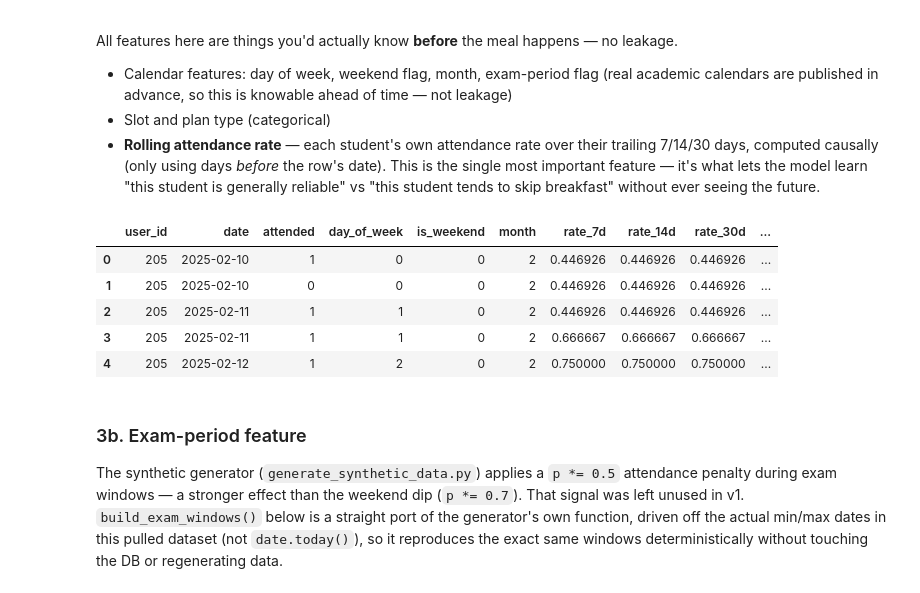
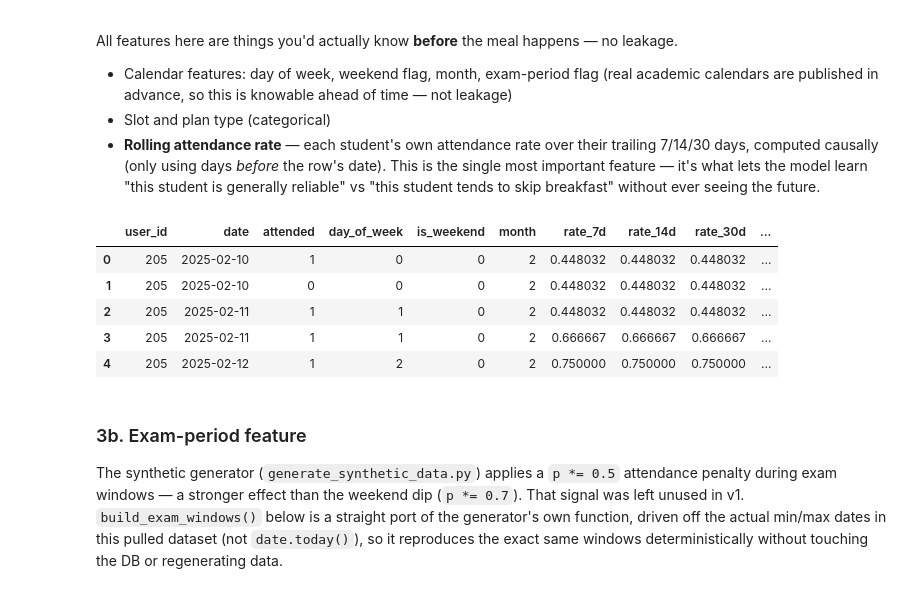
Before and after one commit to a-llen8/messmate-ai, a Jupyter notebook: notebooks/week6_attendance_model.ipynb, the cells around one changed output. Cells and saved outputs as stored; diff of their text form; code cells hidden in the pictures.

```diff
--- a/notebooks/week6_attendance_model.ipynb
+++ b/notebooks/week6_attendance_model.ipynb
@@ -134,38 +134,40 @@ data['day_of_week'] = data['date'].dt.dayofweek  # 0=Mon .. 6=Sun
 data['is_weekend'] = (data['day_of_week'] >= 5).astype(int)
 data['month'] = data['date'].dt.month
 
 # causal rolling attendance rate per student (shifted so today's row never sees today's label)
 def add_rolling_rate(df, window, colname):
     df[colname] = (
         df.groupby('user_id')['attended']
           .transform(lambda s: s.shift(1).rolling(window, min_periods=3).mean())
     )
     return df
 
 data = add_rolling_rate(data, 7,  'rate_7d')
 data = add_rolling_rate(data, 14, 'rate_14d')
 data = add_rolling_rate(data, 30, 'rate_30d')
 
 # overall historical rate up to (not including) this row
 data['rate_overall'] = (
     data.groupby('user_id')['attended']
         .transform(lambda s: s.shift(1).expanding(min_periods=3).mean())
 )
 
-# early rows per student won't have enough history yet — fill with the global mean as a neutral prior
-global_mean = data['attended'].mean()
+# early rows per student won't have enough history yet — fill with the global mean as a neutral prior.
+# Computed from TRAIN rows only (pre-cutoff), so no test-set information leaks into the fill value.
+train_cutoff_for_mean = data['date'].quantile(0.8, interpolation='nearest')
+global_mean = data.loc[data['date'] < train_cutoff_for_mean, 'attended'].mean()
 for col in ['rate_7d', 'rate_14d', 'rate_30d', 'rate_overall']:
     data[col] = data[col].fillna(global_mean)
 
 # categorical encoding
 data = pd.get_dummies(data, columns=['slot', 'plan_type'], drop_first=False)
 
 data.head()
 # %% [output]
 |  | user_id | date | attended | day_of_week | is_weekend | month | rate_7d | rate_14d | rate_30d | ... |
-| 0 | 205 | 2025-02-10 | 1 | 0 | 0 | 2 | 0.446926 | 0.446926 | 0.446926 | ... |
-| 1 | 205 | 2025-02-10 | 0 | 0 | 0 | 2 | 0.446926 | 0.446926 | 0.446926 | ... |
-| 2 | 205 | 2025-02-11 | 1 | 1 | 0 | 2 | 0.446926 | 0.446926 | 0.446926 | ... |
+| 0 | 205 | 2025-02-10 | 1 | 0 | 0 | 2 | 0.448032 | 0.448032 | 0.448032 | ... |
+| 1 | 205 | 2025-02-10 | 0 | 0 | 0 | 2 | 0.448032 | 0.448032 | 0.448032 | ... |
+| 2 | 205 | 2025-02-11 | 1 | 1 | 0 | 2 | 0.448032 | 0.448032 | 0.448032 | ... |
 | 3 | 205 | 2025-02-11 | 1 | 1 | 0 | 2 | 0.666667 | 0.666667 | 0.666667 | ... |
 | 4 | 205 | 2025-02-12 | 1 | 2 | 0 | 2 | 0.750000 | 0.750000 | 0.750000 | ... |
 # %% [markdown]
```
Also changed, not shown: parts of 5 cells of this notebook, 7 other files.
